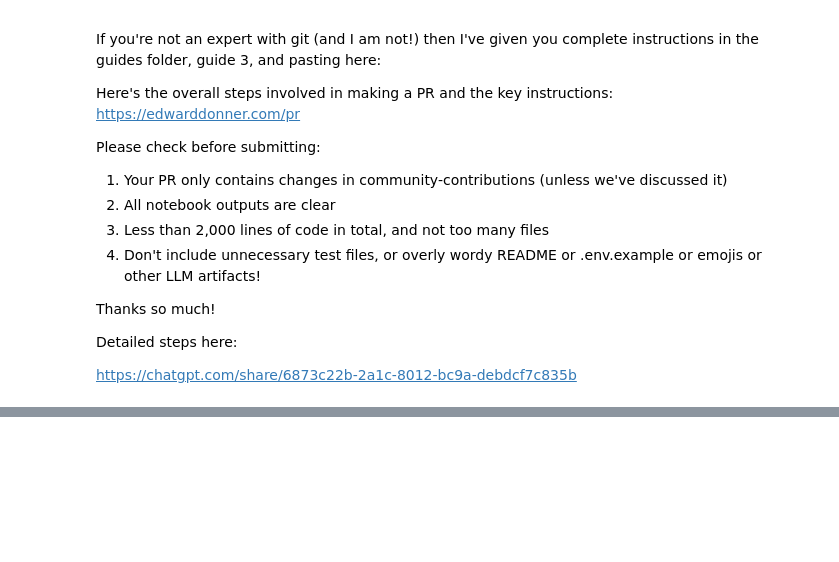
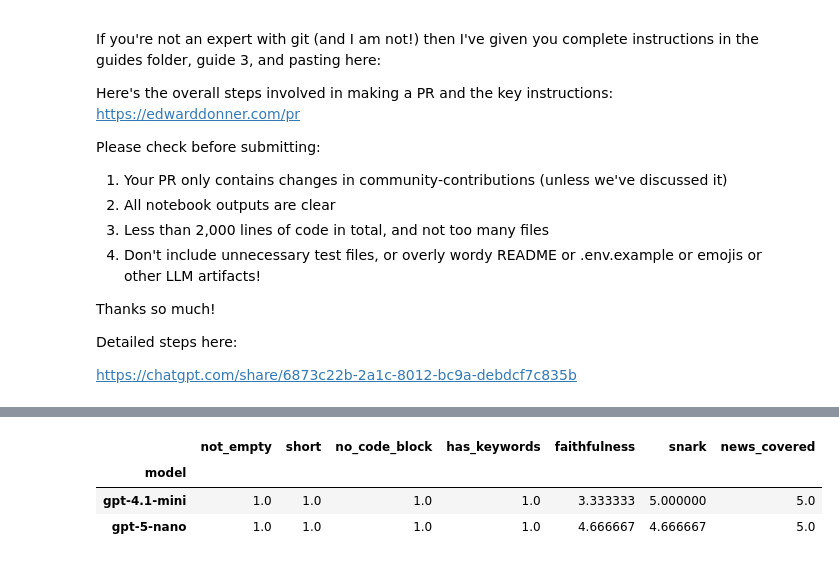
Before and after one commit to JanFGreen/llm_engineering, a Jupyter notebook: week1/day1.ipynb, the cells around one changed output, grey strips where cells are left out. Drawn from its saved outputs; the diff is of its cells as text; code cells hidden in the pictures; blank space fills up the shorter version.

````diff
--- a/week1/day1.ipynb
+++ b/week1/day1.ipynb
@@ -403,0 +461,8 @@ https://chatgpt.com/share/6873c22b-2a1c-8012-bc9a-debdcf7c835b
+# %%
+def code_checks(summary, case):
+    return {
+        "not_empty": len(summary.strip()) > 0,
+        "short": len(summary.split()) <= 200,  # prompt mówi "short"
+        "no_code_block": "```" not in summary,  # prompt: "do not wrap in a code block"
+        "has_keywords": all(k.lower() in summary.lower() for k in case["must_include"]),
+    }
@@ -403,0 +517,11 @@ https://chatgpt.com/share/6873c22b-2a1c-8012-bc9a-debdcf7c835b
+# %%
+all_results = pd.concat([
+    run_eval("gpt-4.1-mini"),
+    run_eval("gpt-5-nano"),
+])
+all_results.groupby("model").mean(numeric_only=True)
+# %% [output]
+|  | not_empty | short | no_code_block | has_keywords | faithfulness | snark | news_covered |
+| model |  |  |  |  |  |  |  |
+| gpt-4.1-mini | 1.0 | 1.0 | 1.0 | 1.0 | 3.333333 | 5.000000 | 5.0 |
+| gpt-5-nano | 1.0 | 1.0 | 1.0 | 1.0 | 4.666667 | 4.666667 | 5.0 |
````
Also changed, not shown: parts of 9 cells of this notebook.
